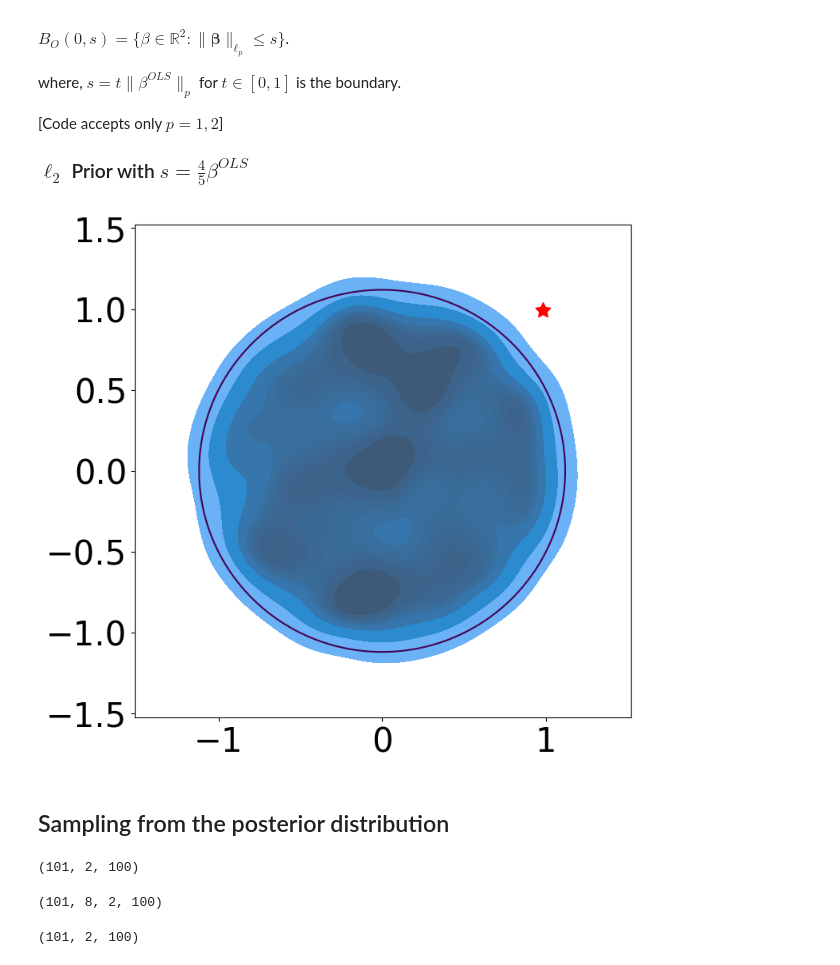
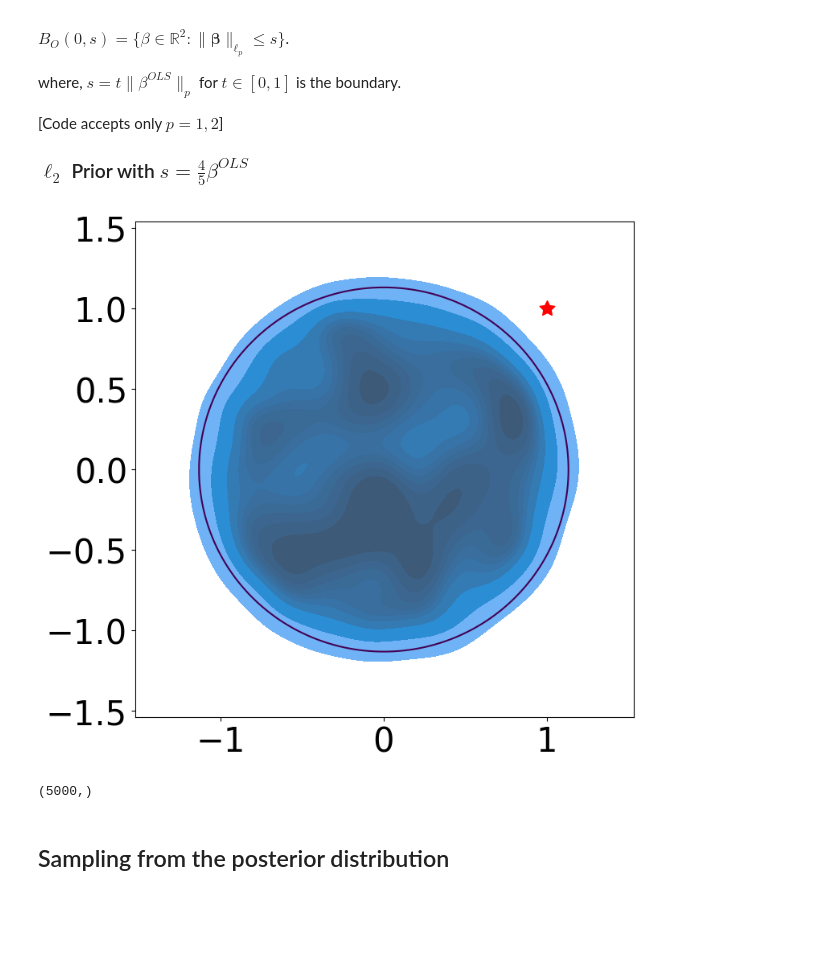
Before and after one commit to rispace/Decentralized-proximal-SGLD, a Jupyter notebook: higherdim.ipynb, the cells around one changed output. Drawn from its saved outputs; the diff is of its cells as text; code cells hidden in the pictures; blank space fills up the shorter version.

```diff
--- a/higherdim.ipynb
+++ b/higherdim.ipynb
@@ -29,7 +29,7 @@ def data_generator(
 beta_star = [1.0, 1.0]
 # Generate Data
 X, y = data_generator(
-    num_data=10000, beta_star=beta_star, sigma=0.5
+    num_data=50000, beta_star=beta_star, sigma=0.5
 )
 # %% [markdown]
 ## Ordinary Least Squares Estimates
@@ -53,25 +53,29 @@ where, $s=t\|\beta^{OLS}\|_p$ for $t\in[0,1]$ is the boundary.
 # %%
 lp = 2
 s = 0.8*np.linalg.norm(beta_ols, ord=lp)
 prior_dist = hlp.priors(dim=2,s=s, p=lp, N=5000, rng=rng)
 beta_x=prior_dist.T[0]
 beta_y=prior_dist.T[1]
 
 X1 = np.linspace(-1.5, 1.5, 1000)
 Y = np.linspace(-1.5, 1.5, 1000)
 xx, yy = np.meshgrid(X1, Y)
 zz = np.power(
     np.power(np.abs(xx), lp) + np.power(np.abs(yy), lp), 1/lp
 )
 fig = plt.figure(figsize=(8, 8))
 plt.contour(X1, Y, zz, [s])
 sns.kdeplot(
     x=beta_x, y=beta_y, fill=True, levels=10
 )
-plt.scatter(beta_ols[0], beta_ols[1], c='r', s=200, label='OLS Estimate', marker=(5,1))
+plt.scatter(beta_star[0], beta_star[1], c='r', s=200, marker=(5,1))
 plt.tick_params(labelsize=30)
 plt.show()
 # %% [output]
-[figure, old version]
+[figure, new version]
+# %%
+beta_x.shape
+# %% [output]
+(5000,)
 # %% [markdown]
 ## Sampling from the posterior distribution
@@ -84,8 +81,0 @@ history_all, beta_mean_all = model.sample_parameters(
-# %%
-beta_mean_all.shape
-# %% [output]
-(101, 2, 100)
-# %%
-history_all.shape
-# %% [output]
-(101, 8, 2, 100)
@@ -94,4 +81,0 @@ my_chain = model.sample_parameters(method='mysgld', iterations=100)
-# %%
-my_chain.shape
-# %% [output]
-(101, 2, 100)
```
Also changed, not shown: parts of 6 cells of this notebook, 3 other files.
